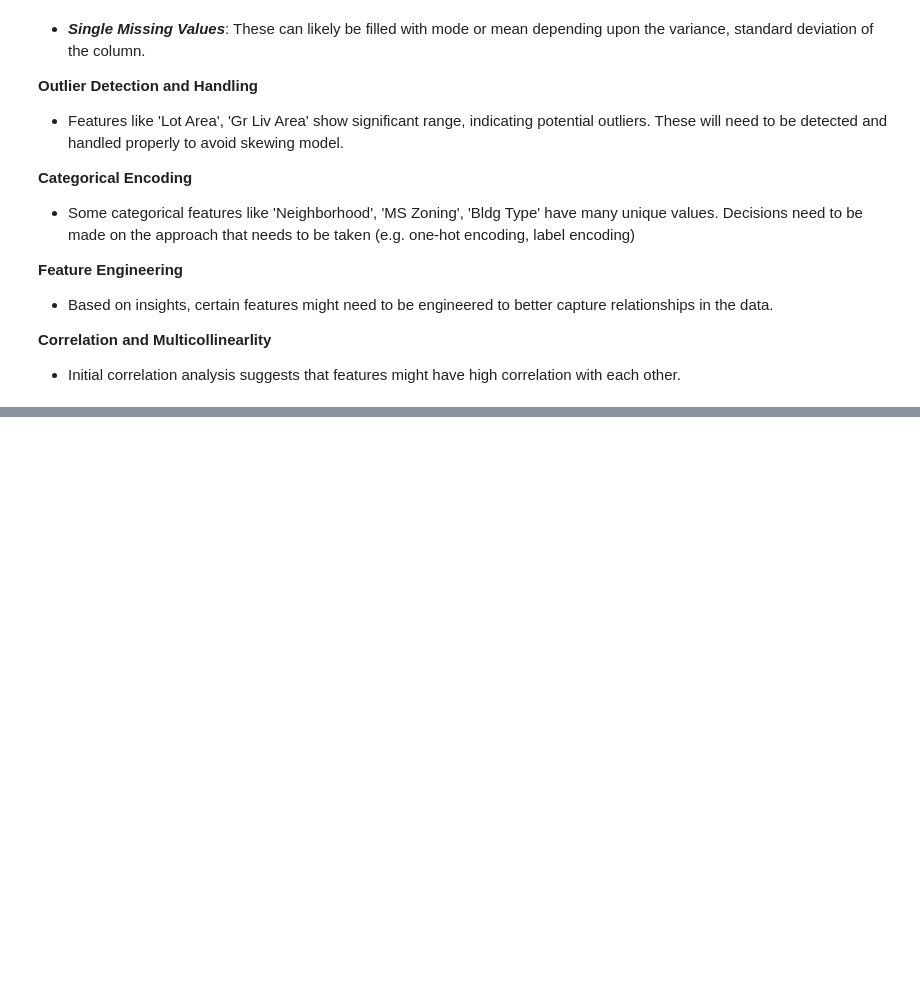
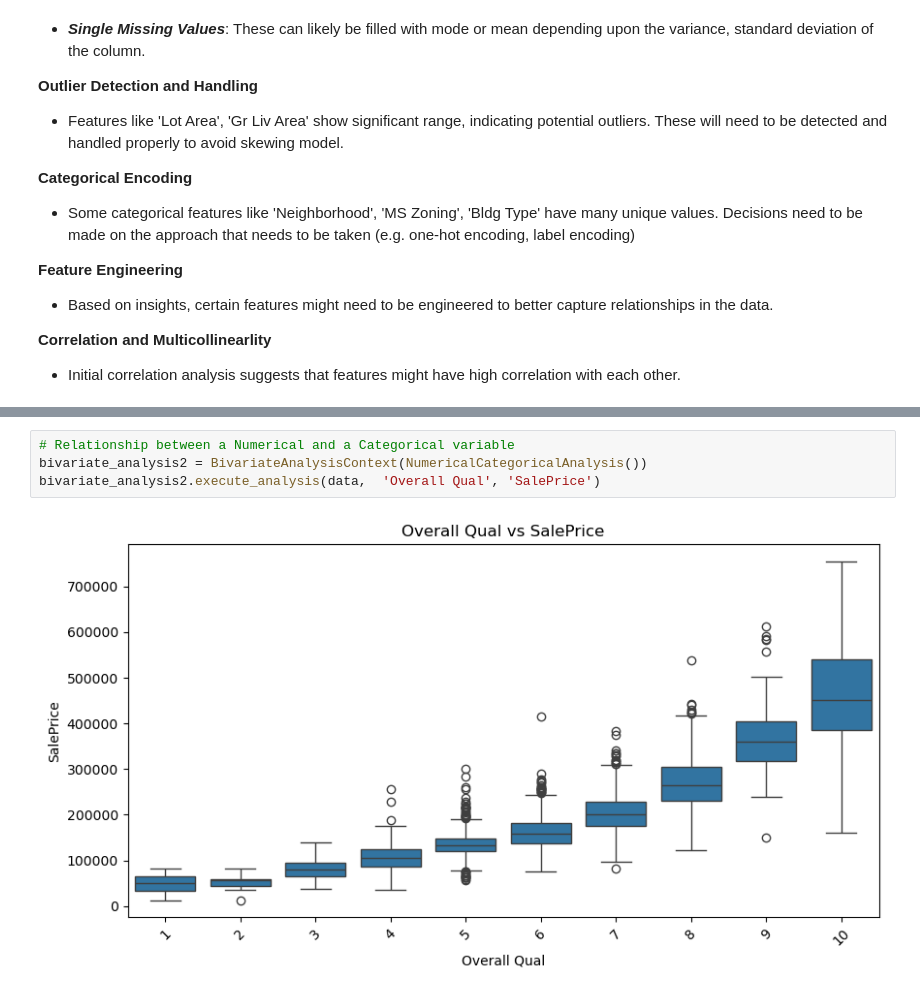
Before and after one commit to saichaithanya6/price_prediction, a Jupyter notebook: src_analysis/EDA.ipynb, the cells around one changed output, grey strips where cells are left out. Drawn from its saved outputs; the diff is of its cells as text; blank space fills up the shorter version.

```diff
--- a/src_analysis/EDA.ipynb
+++ b/src_analysis/EDA.ipynb
@@ -140,0 +164,6 @@ In the heatmap, we can identify that there are missing value columns like **'Los
+# %%
+# Relationship between a Numerical and a Categorical variable
+bivariate_analysis2 = BivariateAnalysisContext(NumericalCategoricalAnalysis())
+bivariate_analysis2.execute_analysis(data,  'Overall Qual', 'SalePrice')
+# %% [output]
+[figure, added]
```
Also changed, not shown: parts of 6 cells of this notebook, 1 other file.
